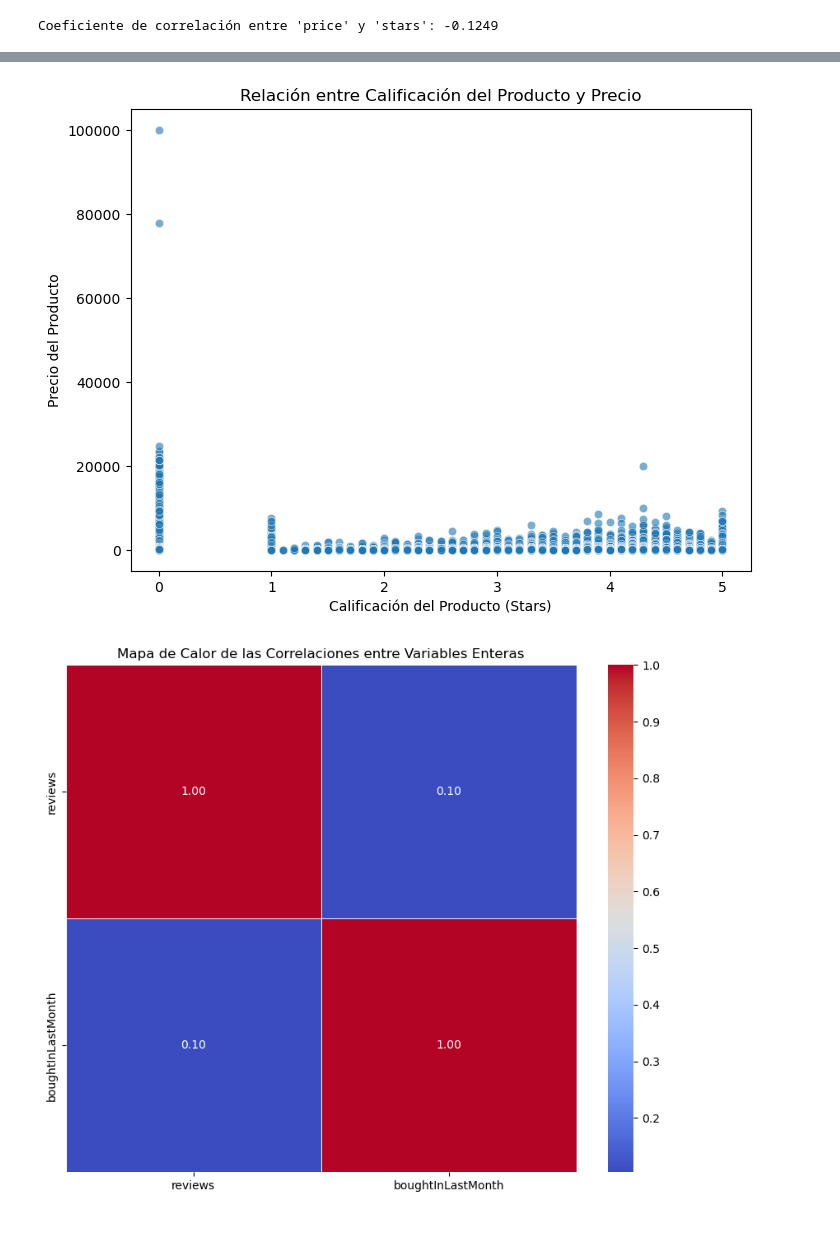
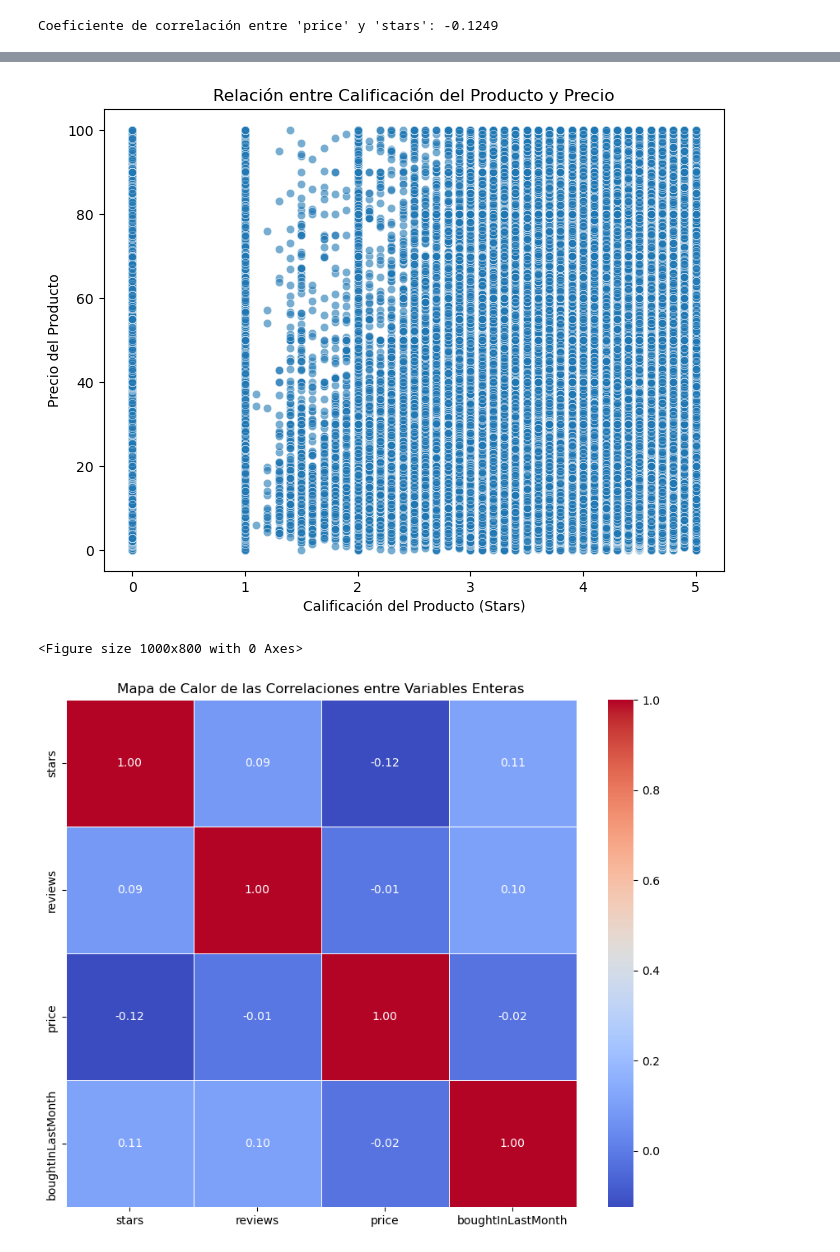
Before and after one commit to estcr/lab-eda-bivariate, a Jupyter notebook: main.ipynb, the cells around one changed output, grey strips where cells are left out. Saved outputs shown, nothing was run; the diff lists cells and outputs as text; code cells hidden in the pictures.

```diff
--- a/main.ipynb
+++ b/main.ipynb
@@ -393,7 +406,7 @@ import seaborn as sns
 
 # Crear el gráfico de dispersión
 plt.figure(figsize=(8,6))
-sns.scatterplot(x='stars', y='price', data=df, alpha=0.6)
+sns.scatterplot(x='stars', y='price', data=df_cleaned, alpha=0.6)
 
 # Añadir título y etiquetas
 plt.title('Relación entre Calificación del Producto y Precio')
@@ -403,25 +416,26 @@ plt.ylabel('Precio del Producto')
 # Mostrar el gráfico
 plt.show()
 # %% [output]
-[figure, old version]
+[figure, new version]
 # %%
 # Filtrar solo las columnas de tipo entero (int)
-df_int = df.select_dtypes(include=['int64'])
+df_int = df.select_dtypes(include=["int64","float64"])
 
 # Calcular la matriz de correlación solo para columnas enteras
 corr_matrix = df_int.corr()
 
 # Crear un heatmap
 plt.figure(figsize=(10,8))
 sns.heatmap(corr_matrix, annot=True, cmap='coolwarm', fmt='.2f', linewidths=0.5)
 
 # Añadir título
 plt.title('Mapa de Calor de las Correlaciones entre Variables Enteras')
 
 # Mostrar el heatmap
 plt.show()
 # %% [output]
+<Figure size 1000x800 with 0 Axes>
-[figure, old version]
+[figure, new version]
 # %%
 import scipy.stats as stats
 
```
Also changed, not shown: parts of 14 cells of this notebook.
